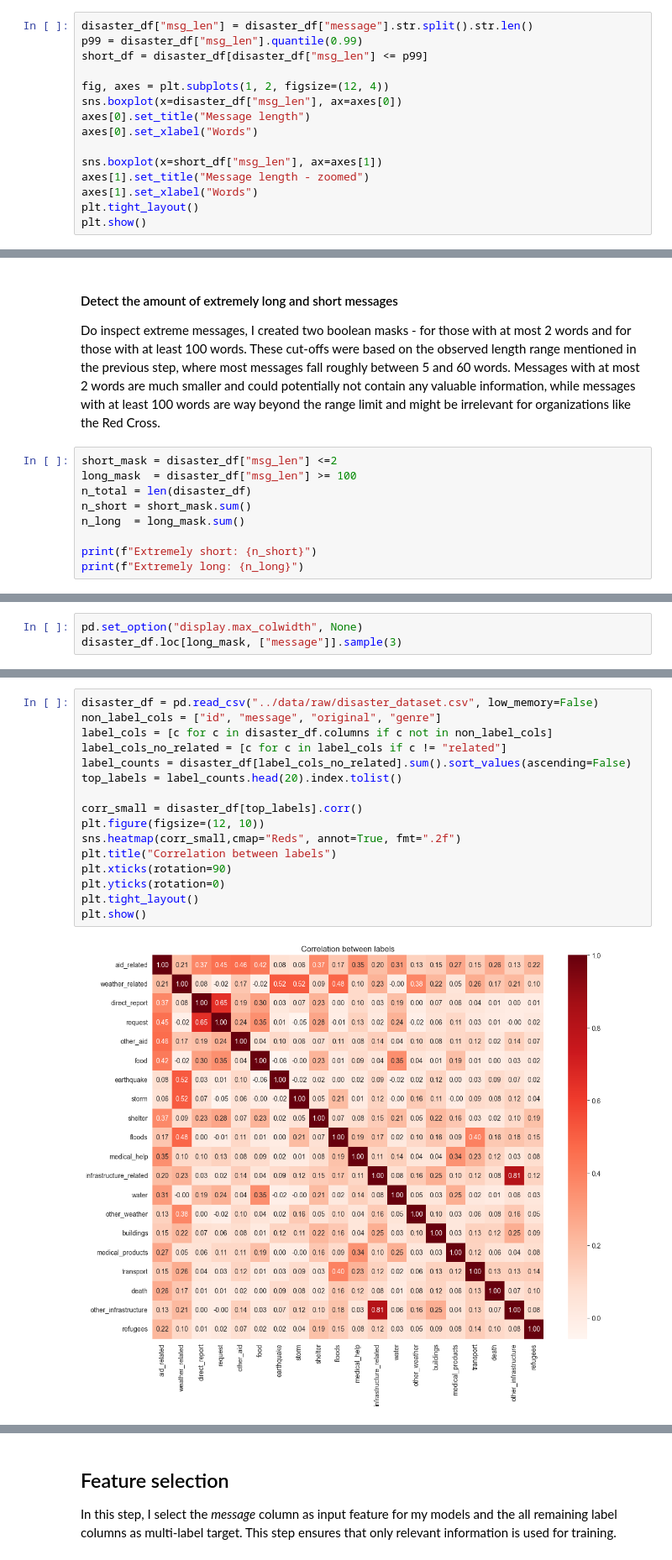
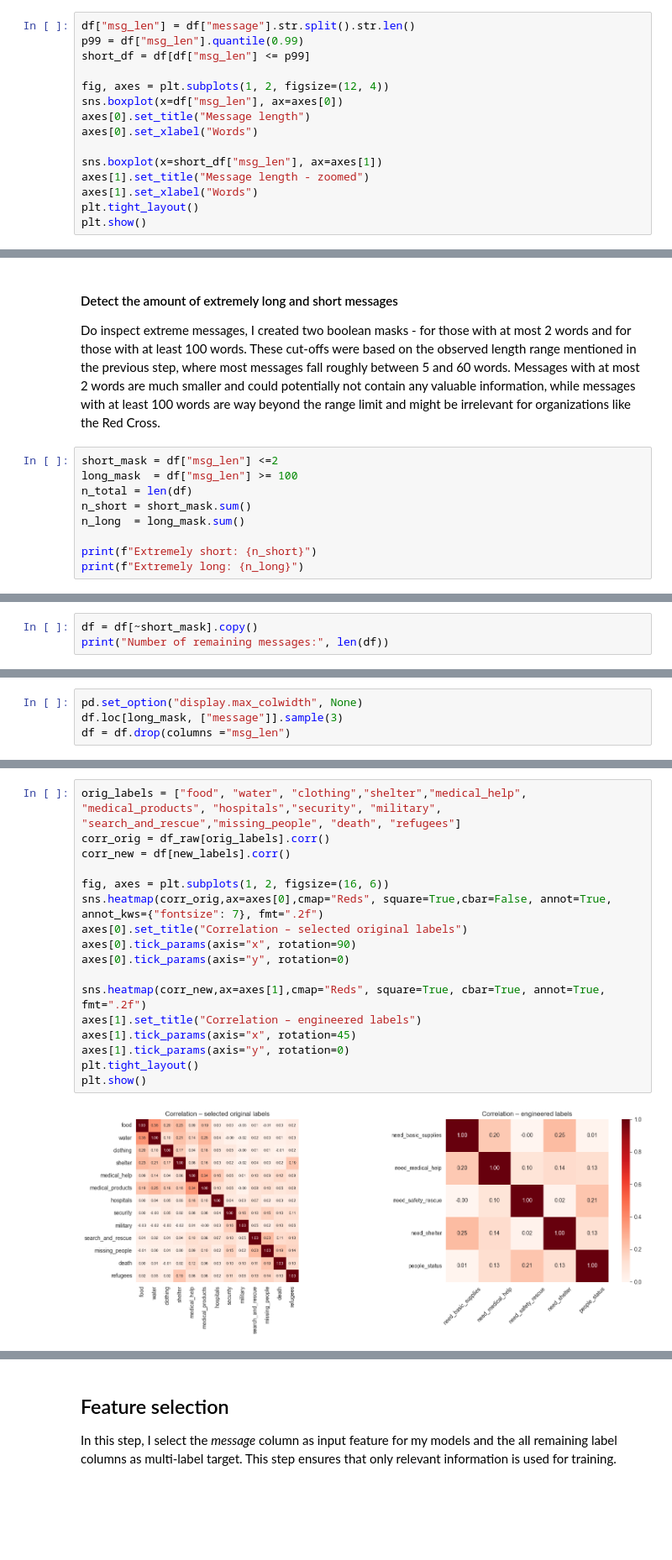
Before and after one commit to KaterinaSSlavova/Crisis-Help-Classification, a Jupyter notebook: Notebooks/02_data_provisioning.ipynb, the cells around one changed output, grey strips where cells are left out. Shown at 84% size. Cells and saved outputs as stored; diff of their text form; blank space fills up the shorter version.

```diff
--- a/Notebooks/02_data_provisioning.ipynb
+++ b/Notebooks/02_data_provisioning.ipynb
@@ -337,12 +234,12 @@ The results above show that the only column, with detected missingness of more t
 #### Check message length
 In this step, I will inspect message length based on the amount of words detected in each text. The plots below will help me identify extremely short or long messages and guide my decision on whether I should remove those outliers:
 # %%
-disaster_df["msg_len"] = disaster_df["message"].str.split().str.len()
-p99 = disaster_df["msg_len"].quantile(0.99)
-short_df = disaster_df[disaster_df["msg_len"] <= p99]
+df["msg_len"] = df["message"].str.split().str.len()
+p99 = df["msg_len"].quantile(0.99)
+short_df = df[df["msg_len"] <= p99]
 
 fig, axes = plt.subplots(1, 2, figsize=(12, 4))
-sns.boxplot(x=disaster_df["msg_len"], ax=axes[0])
+sns.boxplot(x=df["msg_len"], ax=axes[0])
 axes[0].set_title("Message length")
 axes[0].set_xlabel("Words")
 
@@ -374,9 +271,9 @@ This message-length analysis shows that most of the messages in the dataset are
 #### Detect the amount of extremely long and short messages
 Do inspect extreme messages, I created two boolean masks - for those with at most 2 words and for those with at least 100 words. These cut-offs were based on the observed length range mentioned in the previous step, where most messages fall roughly between 5 and 60 words. Messages with at most 2 words are much smaller and could potentially not contain any valuable information, while messages with at least 100 words are way beyond the range limit and might be irrelevant for organizations like the Red Cross.
 # %%
-short_mask = disaster_df["msg_len"] <=2
-long_mask  = disaster_df["msg_len"] >= 100
-n_total = len(disaster_df)
+short_mask = df["msg_len"] <=2
+long_mask  = df["msg_len"] >= 100
+n_total = len(df)
 n_short = short_mask.sum()
 n_long  = long_mask.sum()
 
@@ -411,0 +310,3 @@ Now, I will inspect 3 random samples from the extremely long detected messages:
+# %%
+df = df[~short_mask].copy()
+print("Number of remaining messages:", len(df))
@@ -412,5 +317,6 @@ Now, I will inspect 3 random samples from the extremely long detected messages:
 # %%
 pd.set_option("display.max_colwidth", None)
-disaster_df.loc[long_mask, ["message"]].sample(3)
+df.loc[long_mask, ["message"]].sample(3)
+df = df.drop(columns ="msg_len")
 # %% [output]
 |  | message |
@@ -444,18 +353,19 @@ In this step, I inspect how often different labels appear together in the same m
 # %%
-disaster_df = pd.read_csv("../data/raw/disaster_dataset.csv", low_memory=False)
-non_label_cols = ["id", "message", "original", "genre"]
-label_cols = [c for c in disaster_df.columns if c not in non_label_cols]
-label_cols_no_related = [c for c in label_cols if c != "related"]
-label_counts = disaster_df[label_cols_no_related].sum().sort_values(ascending=False)
-top_labels = label_counts.head(20).index.tolist()
+orig_labels = ["food", "water", "clothing","shelter","medical_help", "medical_products", "hospitals","security", "military", "search_and_rescue","missing_people", "death", "refugees"]
+corr_orig = df_raw[orig_labels].corr()
+corr_new = df[new_labels].corr()
 
-corr_small = disaster_df[top_labels].corr()
-plt.figure(figsize=(12, 10))
-sns.heatmap(corr_small,cmap="Reds", annot=True, fmt=".2f")
-plt.title("Correlation between labels")
-plt.xticks(rotation=90)
-plt.yticks(rotation=0)
+fig, axes = plt.subplots(1, 2, figsize=(16, 6))
+sns.heatmap(corr_orig,ax=axes[0],cmap="Reds", square=True,cbar=False, annot=True, annot_kws={"fontsize": 7}, fmt=".2f")
+axes[0].set_title("Correlation – selected original labels")
+axes[0].tick_params(axis="x", rotation=90)
+axes[0].tick_params(axis="y", rotation=0)
+
+sns.heatmap(corr_new,ax=axes[1],cmap="Reds", square=True, cbar=True, annot=True, fmt=".2f")
+axes[1].set_title("Correlation – engineered labels")
+axes[1].tick_params(axis="x", rotation=45)
+axes[1].tick_params(axis="y", rotation=0)
 plt.tight_layout()
 plt.show()
 # %% [output]
-[figure, old version]
+[figure, new version]
```
Also changed, not shown: parts of 86 cells of this notebook, 20 other files.
